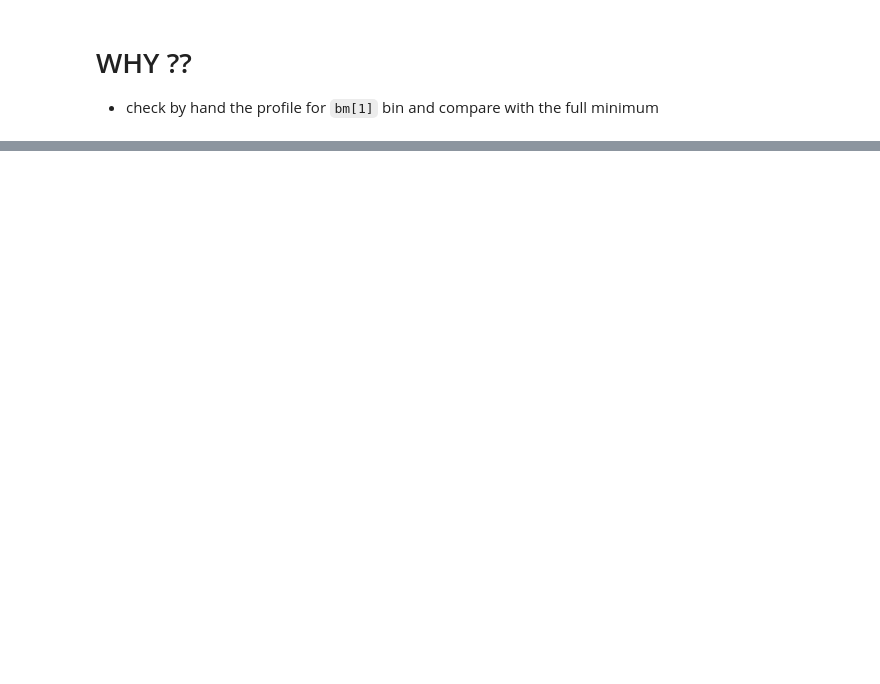
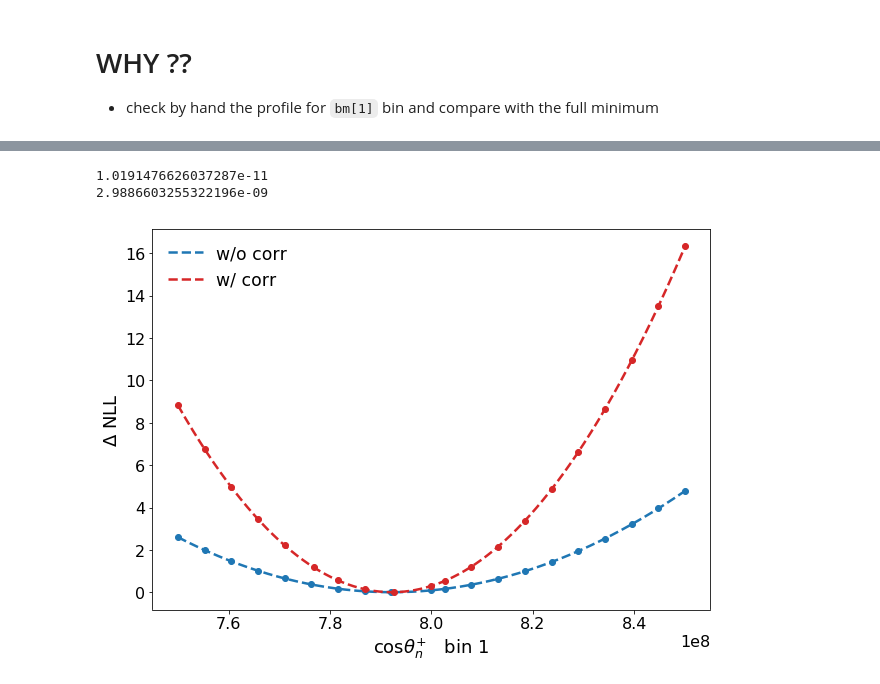
Before and after one commit to rmadar/unfoldcorr, a Jupyter notebook: studies/CorrelationsImpact.ipynb, the cells around one changed output, grey strips where cells are left out. Drawn from its saved outputs; the diff is of its cells as text; code cells hidden in the pictures; blank space fills up the shorter version.

```diff
--- a/studies/CorrelationsImpact.ipynb
+++ b/studies/CorrelationsImpact.ipynb
@@ -135,0 +167,6 @@ plotProfile(3)
+# %%
+compareProfile(1)
+# %% [output]
+1.0191476626037287e-11
+2.9886603255322196e-09
+[figure, added]
```
Also changed, not shown: parts of 15 cells of this notebook, 2 other files.
